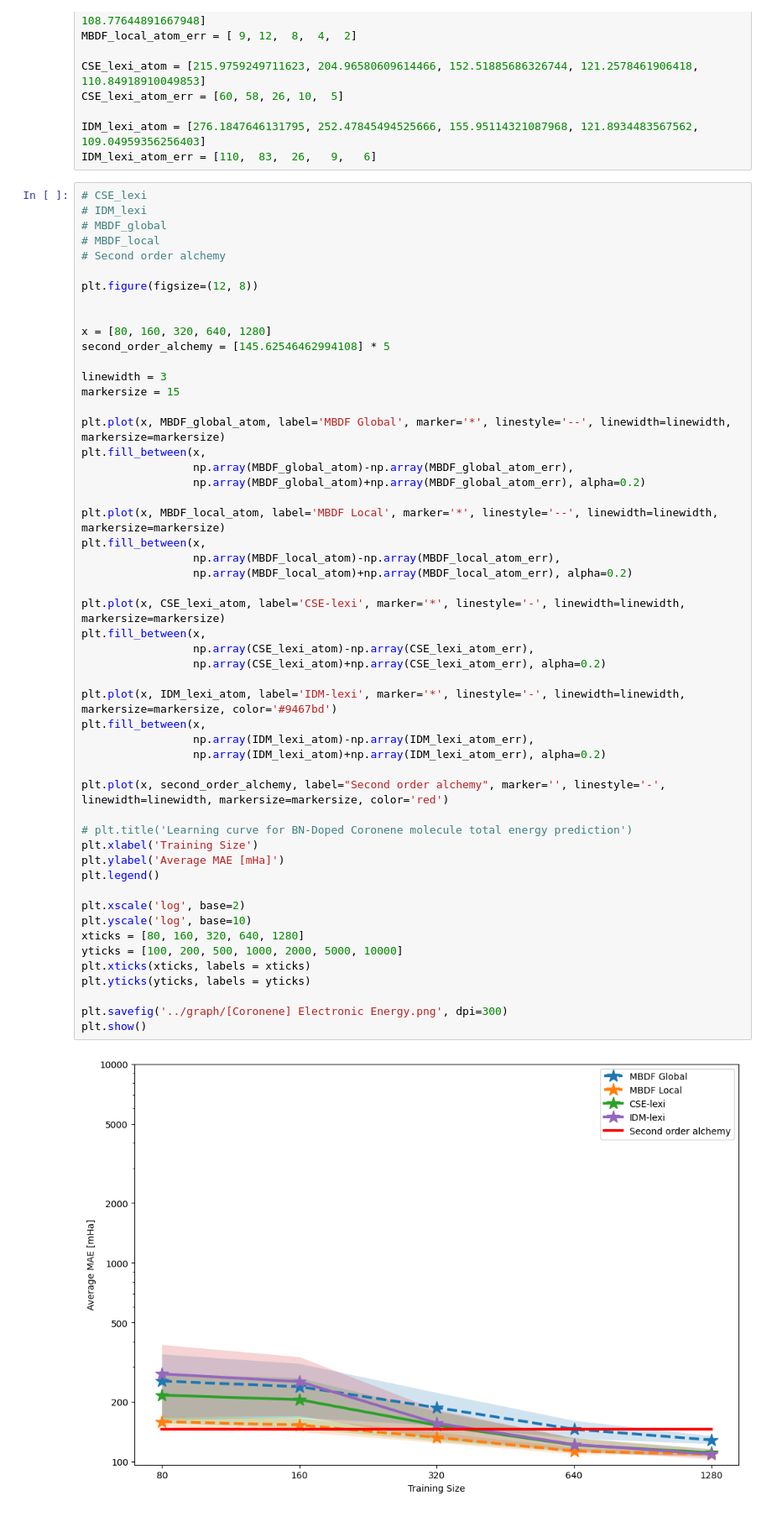
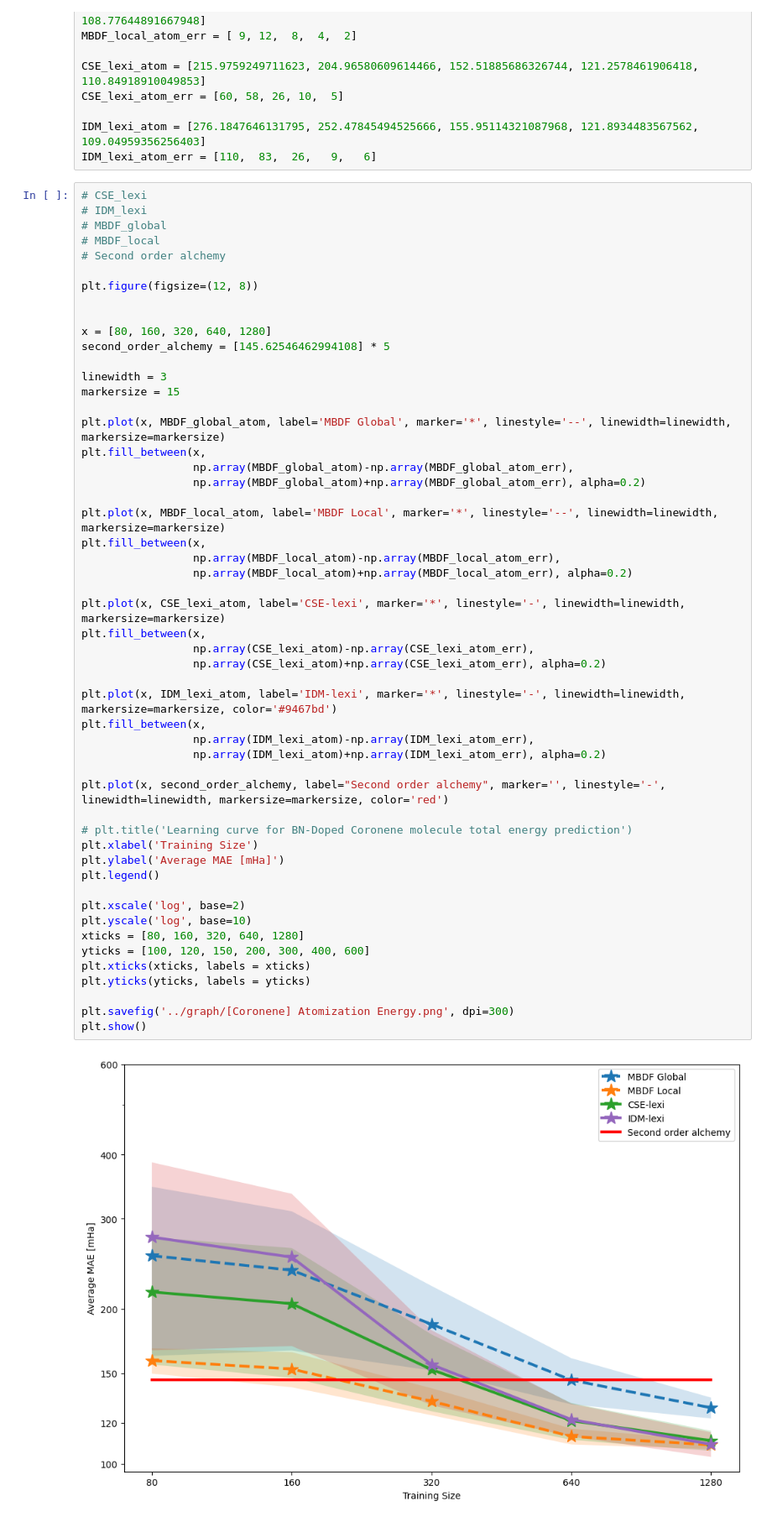
Before and after one commit to GabrielWu2004/Alchemical_Normal_Modes, a Jupyter notebook: [2]_ANM_with_coronene/main_code/graphing.ipynb, the cells around one changed output. Shown at 84% size. Drawn from its saved outputs; the diff is of its cells as text.

Commit message:
more graphs

```diff
--- a/[2]_ANM_with_coronene/main_code/graphing.ipynb
+++ b/[2]_ANM_with_coronene/main_code/graphing.ipynb
@@ -187,33 +187,33 @@ plt.fill_between(x,
 plt.plot(x, MBDF_local_atom, label='MBDF Local', marker='*', linestyle='--', linewidth=linewidth, markersize=markersize)
 plt.fill_between(x,
                  np.array(MBDF_local_atom)-np.array(MBDF_local_atom_err),
                  np.array(MBDF_local_atom)+np.array(MBDF_local_atom_err), alpha=0.2)
 
 plt.plot(x, CSE_lexi_atom, label='CSE-lexi', marker='*', linestyle='-', linewidth=linewidth, markersize=markersize)
 plt.fill_between(x,
                  np.array(CSE_lexi_atom)-np.array(CSE_lexi_atom_err),
                  np.array(CSE_lexi_atom)+np.array(CSE_lexi_atom_err), alpha=0.2)
 
 plt.plot(x, IDM_lexi_atom, label='IDM-lexi', marker='*', linestyle='-', linewidth=linewidth, markersize=markersize, color='#9467bd')
 plt.fill_between(x,
                  np.array(IDM_lexi_atom)-np.array(IDM_lexi_atom_err),
                  np.array(IDM_lexi_atom)+np.array(IDM_lexi_atom_err), alpha=0.2)
 
 plt.plot(x, second_order_alchemy, label="Second order alchemy", marker='', linestyle='-', linewidth=linewidth, markersize=markersize, color='red')
 
 # plt.title('Learning curve for BN-Doped Coronene molecule total energy prediction')
 plt.xlabel('Training Size')
 plt.ylabel('Average MAE [mHa]')
 plt.legend()
 
 plt.xscale('log', base=2)
 plt.yscale('log', base=10)
 xticks = [80, 160, 320, 640, 1280]
-yticks = [100, 200, 500, 1000, 2000, 5000, 10000]
+yticks = [100, 120, 150, 200, 300, 400, 600]
 plt.xticks(xticks, labels = xticks)
 plt.yticks(yticks, labels = yticks)
 
-plt.savefig('../graph/[Coronene] Electronic Energy.png', dpi=300)
+plt.savefig('../graph/[Coronene] Atomization Energy.png', dpi=300)
 plt.show()
 # %% [output]
-[figure, old version]
+[figure, new version]
```
Also changed, not shown: parts of 1 cell of this notebook.
